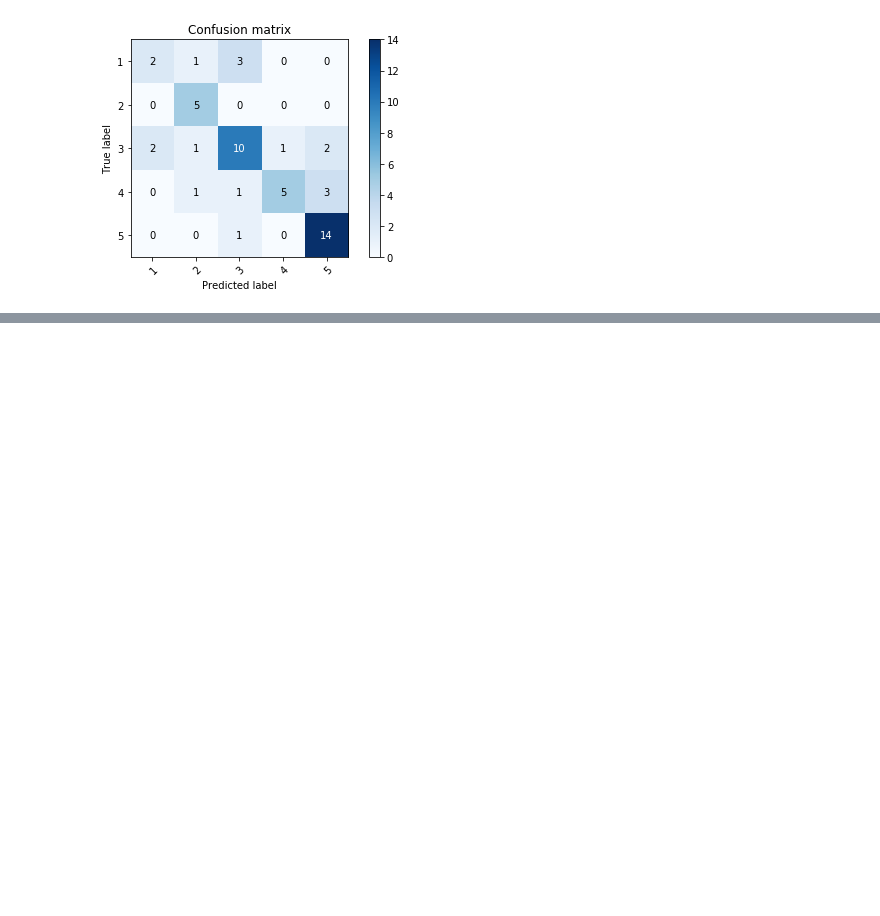
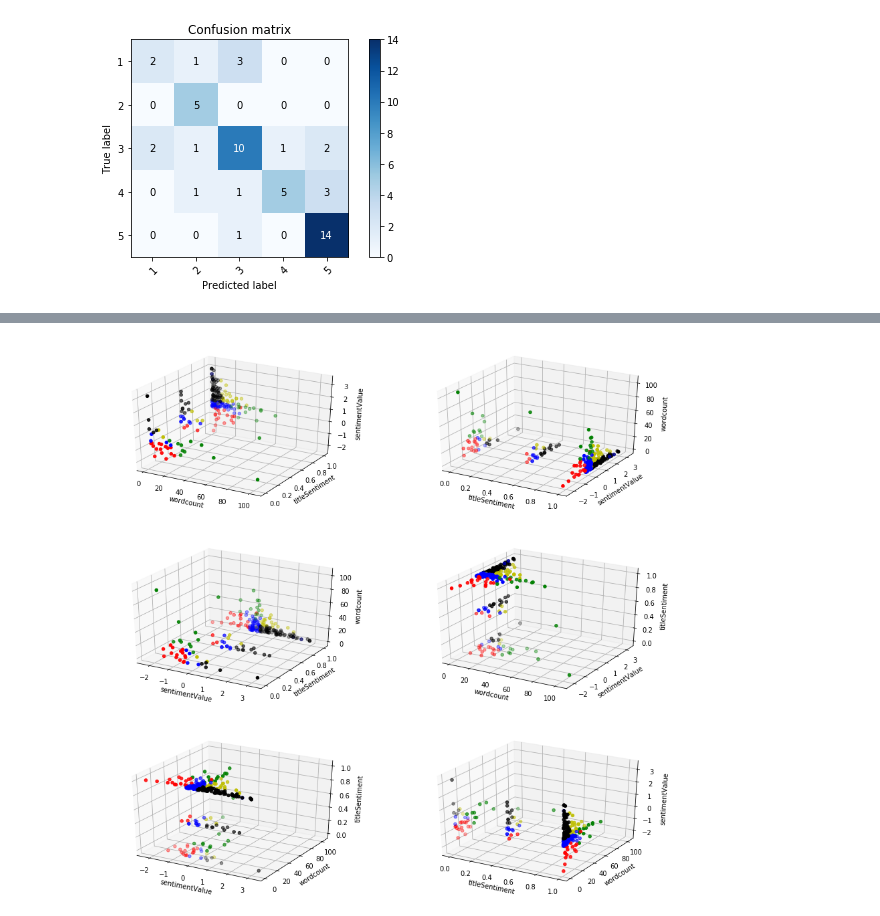
Before and after one commit to marcelolynch/machinelearning, a Jupyter notebook: tp2/KNN.ipynb, the cells around one changed output, grey strips where cells are left out. Saved outputs shown, nothing was run; the diff lists cells and outputs as text; code cells hidden in the pictures; blank space fills up the shorter version.

```diff
--- a/tp2/KNN.ipynb
+++ b/tp2/KNN.ipynb
@@ -110,0 +137,26 @@ Accuracy 0.88462 | Precision 0.83333 | Recall 0.50000 | TP-rate 0.50000 | FP-rat
+# %%
+from mpl_toolkits import mplot3d
+import matplotlib.pyplot as plt
+
+fig = plt.figure(figsize=(15,15))
+subplots = [321, 322, 323, 324, 325, 326]
+dimensions = ['wordcount', 'titleSentiment', 'sentimentValue']
+j = 0
+for p in [[0,1,2], [1,2,0], [2,1,0], [0,2,1], [2,0,1], [1,0,2]]:
+    ax = fig.add_subplot(subplots[j], projection='3d')
+    j += 1
+    for i, m, cl in [(1, 'o', 'red'), (2, 'o', 'g'), (3, 'o', 'b'), (4, 'o', 'y'), (5, 'o', 'k')]:
+        filtered = dataframe[dataframe['Star Rating']==i]
+        xyz = filtered[dimensions].values.tolist()
+        xs = [v[p[0]] for v in xyz]
+        ys = [v[p[1]] for v in xyz]
+        zs = [v[p[2]] for v in xyz]
+        ax.scatter(xs, ys, zs, c=cl)
+
+    ax.set_xlabel(dimensions[p[0]])
+    ax.set_ylabel(dimensions[p[1]])
+    ax.set_zlabel(dimensions[p[2]])
+
+plt.show()
+# %% [output]
+[figure, added]
```
Also changed, not shown: parts of 1 cell of this notebook.
